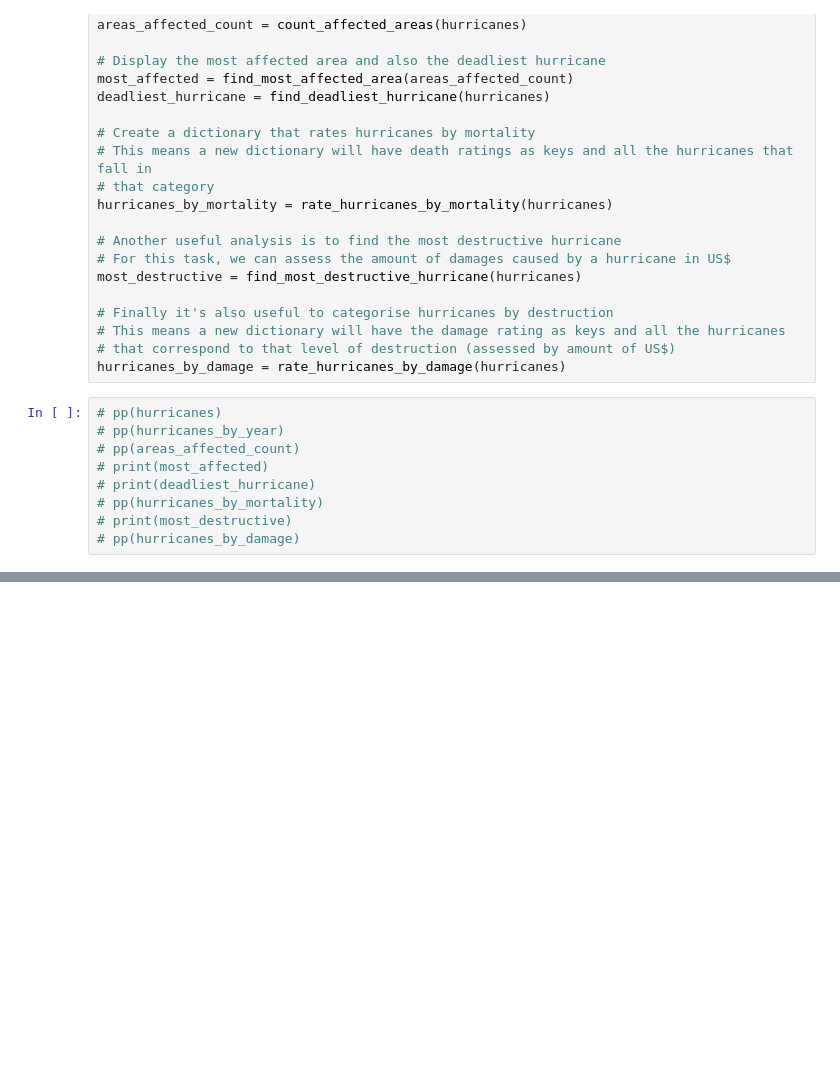
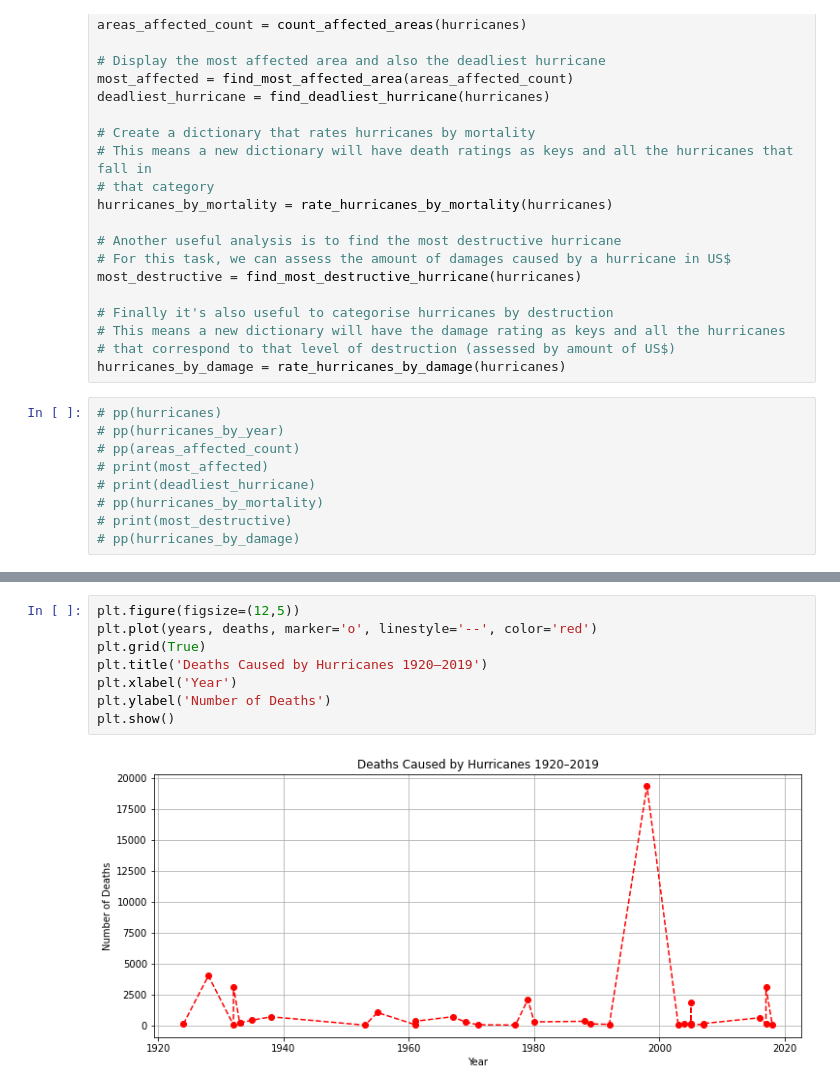
Before and after one commit to bravocharliemike/hurricane, a Jupyter notebook: hurricanes.ipynb, the cells around one changed output, grey strips where cells are left out. Saved outputs shown, nothing was run; the diff lists cells and outputs as text; blank space fills up the shorter version.

Commit message:
Added two plots

```diff
--- a/hurricanes.ipynb
+++ b/hurricanes.ipynb
@@ -269,0 +285,10 @@ hurricanes_by_damage = rate_hurricanes_by_damage(hurricanes)
+# %%
+plt.figure(figsize=(12,5))
+plt.plot(years, deaths, marker='o', linestyle='--', color='red')
+plt.grid(True)
+plt.title('Deaths Caused by Hurricanes 1920–2019')
+plt.xlabel('Year')
+plt.ylabel('Number of Deaths')
+plt.show()
+# %% [output]
+[figure, added]
```
Also changed, not shown: parts of 3 cells of this notebook.
